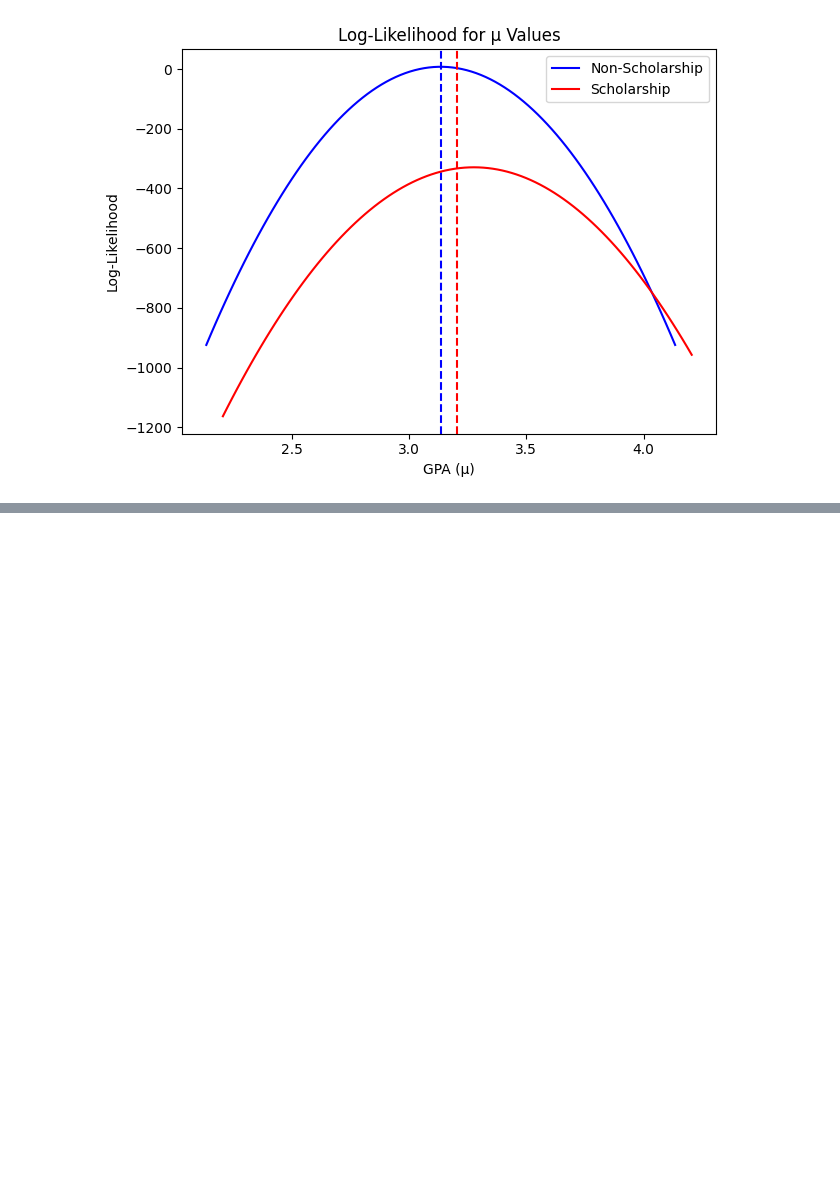
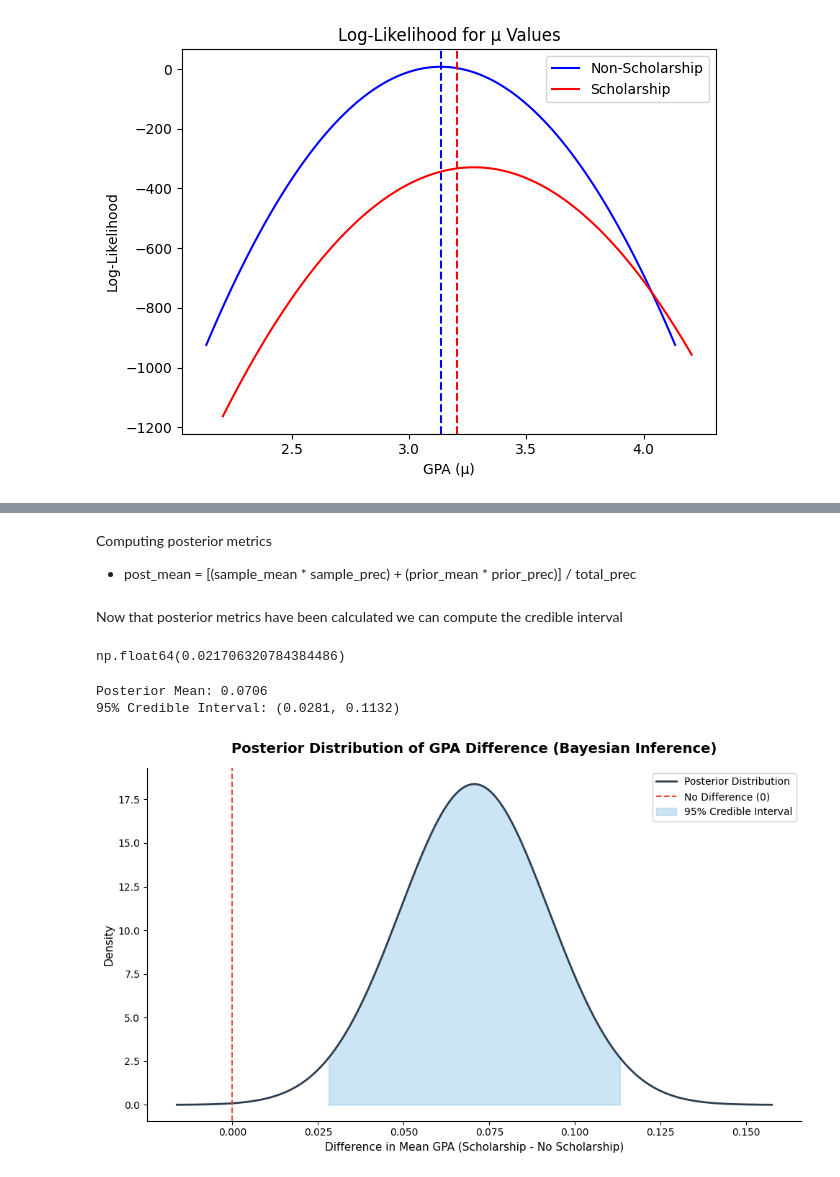
Before and after one commit to benberinsky/ds3026-final-project, a Jupyter notebook: final_project.ipynb, the cells around one changed output, grey strips where cells are left out. Saved outputs shown, nothing was run; the diff lists cells and outputs as text; code cells hidden in the pictures; blank space fills up the shorter version.

```diff
--- a/final_project.ipynb
+++ b/final_project.ipynb
@@ -256,0 +488,5 @@ In the visualization above, the log-likelihoods are plotted for the non-scholars
+# %%
+x_bar = gpa_diff
+n = len(data)
+# using sample variance as an estimate for population variance
+sigma_sq = data['cumulative_gpa'].var()
@@ -256,0 +499,52 @@ In the visualization above, the log-likelihoods are plotted for the non-scholars
+# %%
+# setting prior beliefs
+mu = 0
+tau_sq = 0.5**2
+
+# calculating precision (1 / Variance)
+prior_precision = 1 / tau_sq
+sample_precision = n / sigma_sq
+posterior_precision = prior_precision + sample_precision
+# %% [markdown]
+Computing posterior metrics
+- post_mean = [(sample_mean * sample_prec) + (prior_mean * prior_prec)] / total_prec
+# %%
+# mean
+post_mu = ((x_bar * sample_precision) + (mu * prior_precision) ) / posterior_precision
+
+# variance/std
+post_var = 1 / posterior_precision
+post_std = np.sqrt(post_var)
+# %% [markdown]
+Now that posterior metrics have been calculated we can compute the credible interval
+# %%
+post_std
+# %% [output]
+np.float64(0.021706320784384486)
+# %%
+lower, upper = norm.interval(0.95, loc=post_mu, scale=post_std)
+
+print(f"Posterior Mean: {post_mu:.4f}")
+print(f"95% Credible Interval: ({lower:.4f}, {upper:.4f})")
+# %% [output]
+Posterior Mean: 0.0706
+95% Credible Interval: (0.0281, 0.1132)
+# %%
+x = np.linspace(post_mu - 4*post_std, post_mu + 4*post_std, 1000)
+y = norm.pdf(x, loc=post_mu, scale=post_std)
+
+plt.figure(figsize=(10, 6))
+plt.plot(x, y, label='Posterior Distribution', color='#2c3e50', linewidth=2)
+plt.axvline(x=0, color='#e74c3c', linestyle='--', linewidth=1.5, label='No Difference (0)')
+plt.fill_between(x, y, where=(x >= lower) & (x <= upper), color='#3498db', alpha=0.25, label='95% Credible Interval')
+plt.title('Posterior Distribution of GPA Difference (Bayesian Inference)', fontsize=14, fontweight='bold', pad=15)
+plt.xlabel('Difference in Mean GPA (Scholarship - No Scholarship)', fontsize=11)
+plt.ylabel('Density', fontsize=11)
+plt.legend(framealpha=0.9, fontsize=10)
+plt.gca().spines['top'].set_visible(False)
+plt.gca().spines['right'].set_visible(False)
+plt.tight_layout()
+plt.savefig("./figures/bayesian_posterior_distribution.png")
+plt.show()
+# %% [output]
+[figure, added]
```
Also changed, not shown: parts of 44 cells of this notebook, 4 other files.
